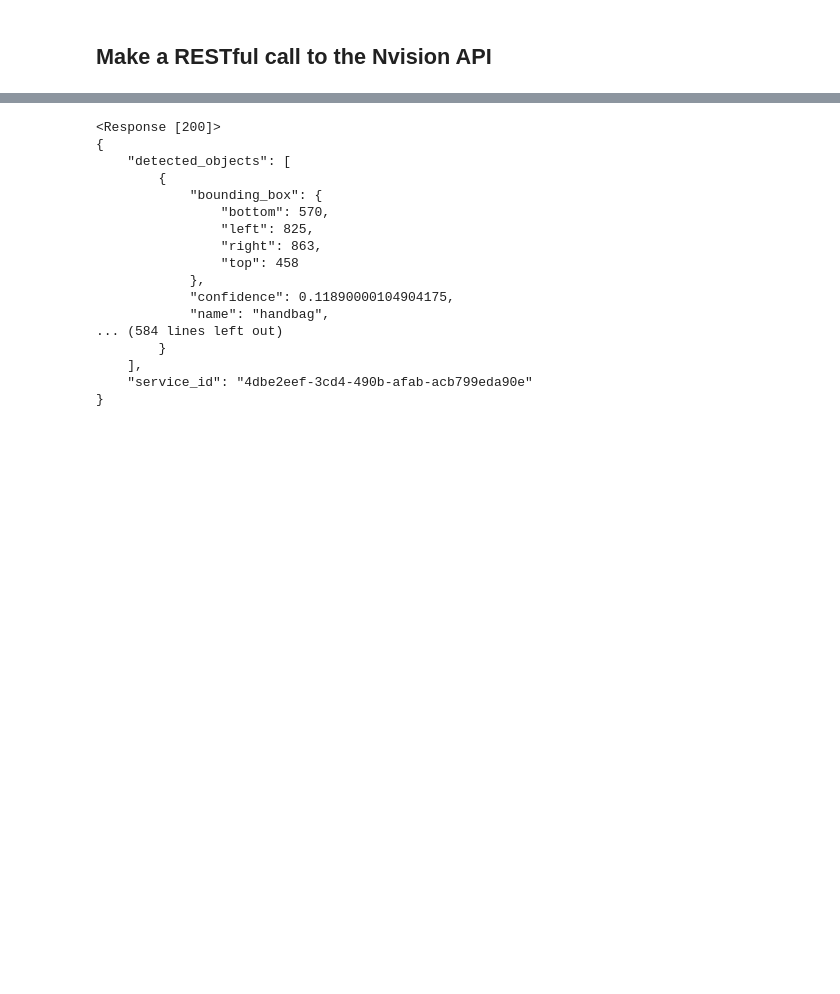
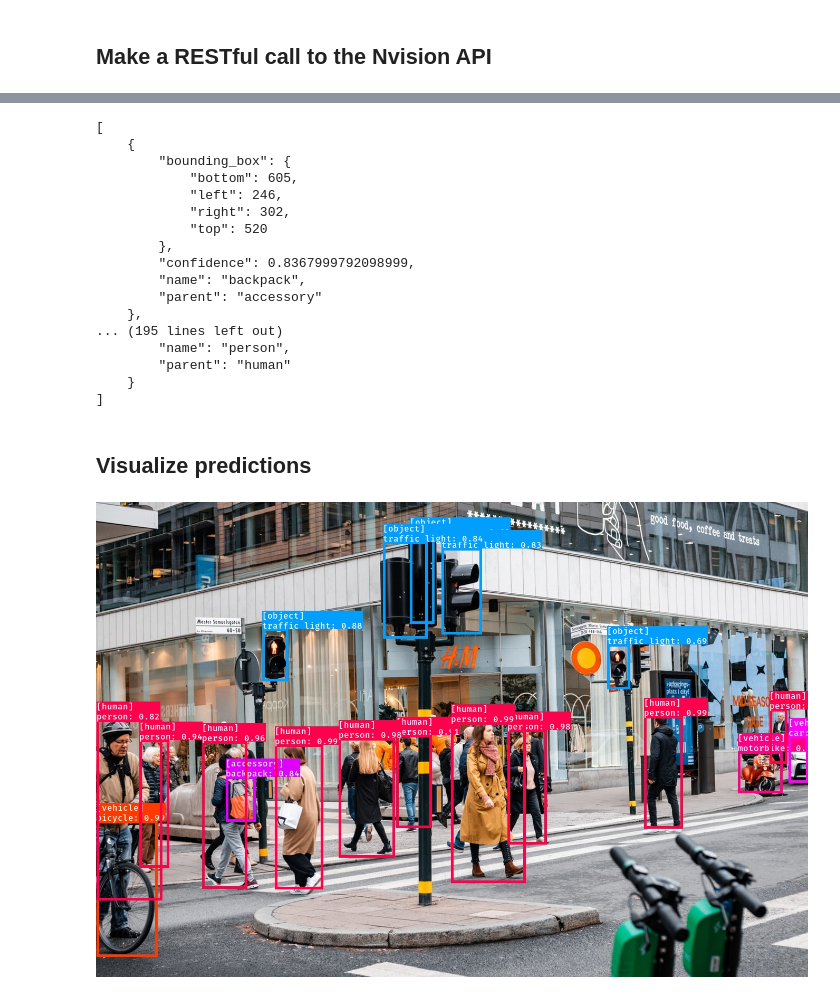
Before and after one commit to nipa-cloud/nvision-python, a Jupyter notebook: example.ipynb, the cells around one changed output, grey strips where cells are left out. Saved outputs shown, nothing was run; the diff lists cells and outputs as text; code cells hidden in the pictures; blank space fills up the shorter version.

```diff
--- a/example.ipynb
+++ b/example.ipynb
@@ -19,5 +19,10 @@ with open(os.path.join('docs', 'street.jpg'), 'rb') as file:
 ## Make a RESTful call to the Nvision API
 # %%
 %%time
-response = model.predict(image)
+response = model.predict(
+    image,
+    confidence_threshold=0.5,
+    output_cropped_image=False,
+    output_visualized_image=True
+)
 # %% [output]
@@ -26,21 +31,40 @@ Wall time: 573 ms
 # %%
-print(response)
-print(json.dumps(response.json(), indent=4, sort_keys=True))
+response = response.json()
+predictions = response['detected_objects']
+print(json.dumps(predictions, indent=4, sort_keys=True))
 # %% [output]
-<Response [200]>
-{
-    "detected_objects": [
-        {
-            "bounding_box": {
-                "bottom": 570,
-                "left": 825,
-                "right": 863,
-                "top": 458
-            },
-            "confidence": 0.11890000104904175,
-            "name": "handbag",
-... (584 lines left out)
-        }
-    ],
-    "service_id": "4dbe2eef-3cd4-490b-afab-acb799eda90e"
-}
+[
+    {
+        "bounding_box": {
+            "bottom": 605,
+            "left": 246,
+            "right": 302,
+            "top": 520
+        },
+        "confidence": 0.8367999792098999,
+        "name": "backpack",
+        "parent": "accessory"
+    },
+... (195 lines left out)
+        "name": "person",
+        "parent": "human"
+    }
+]
+# %% [markdown]
+## Visualize predictions
+# %%
+import cv2
+import numpy as np
+from PIL import Image
+
+def decode_b64_to_image_array(image_base64):
+    image_buffer = base64.b64decode(image_base64)
+    image_array  = np.frombuffer(image_buffer, dtype='uint8')
+    image_array = cv2.imdecode(image_array, cv2.IMREAD_UNCHANGED)
+    image_array = cv2.cvtColor(image_array, cv2.COLOR_BGR2RGB)
+    return image_array
+
+image_array = decode_b64_to_image_array(response['raw_data'])
+Image.fromarray(image_array)
+# %% [output]
+[figure, added]
```
Also changed, not shown: parts of 1 cell of this notebook, 1 other file.
